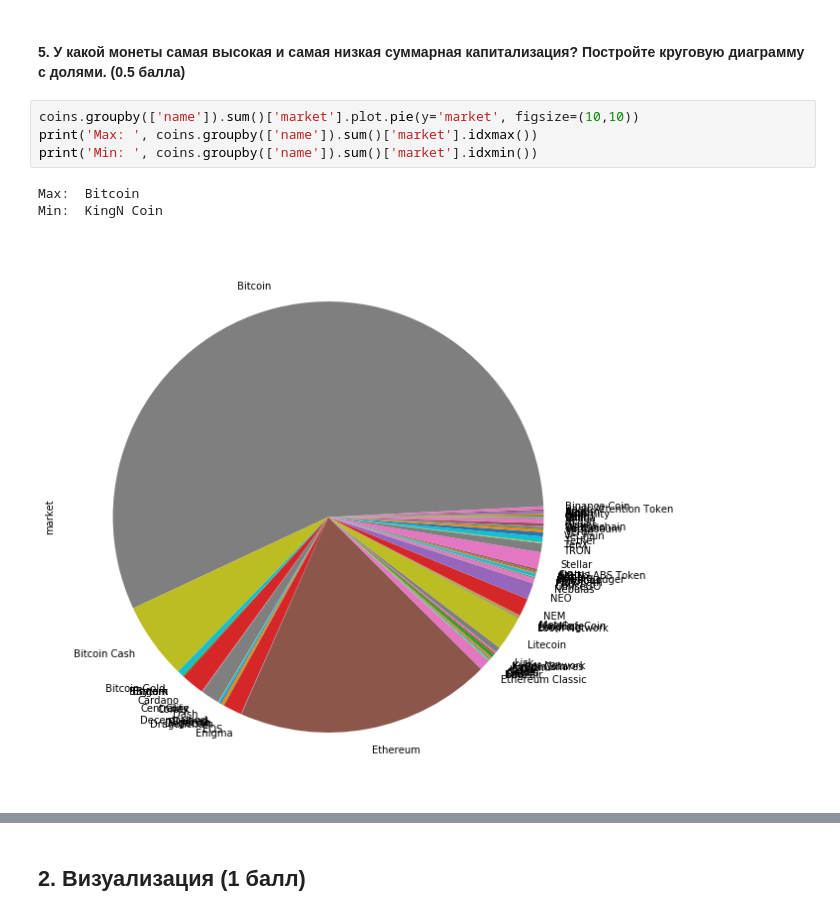
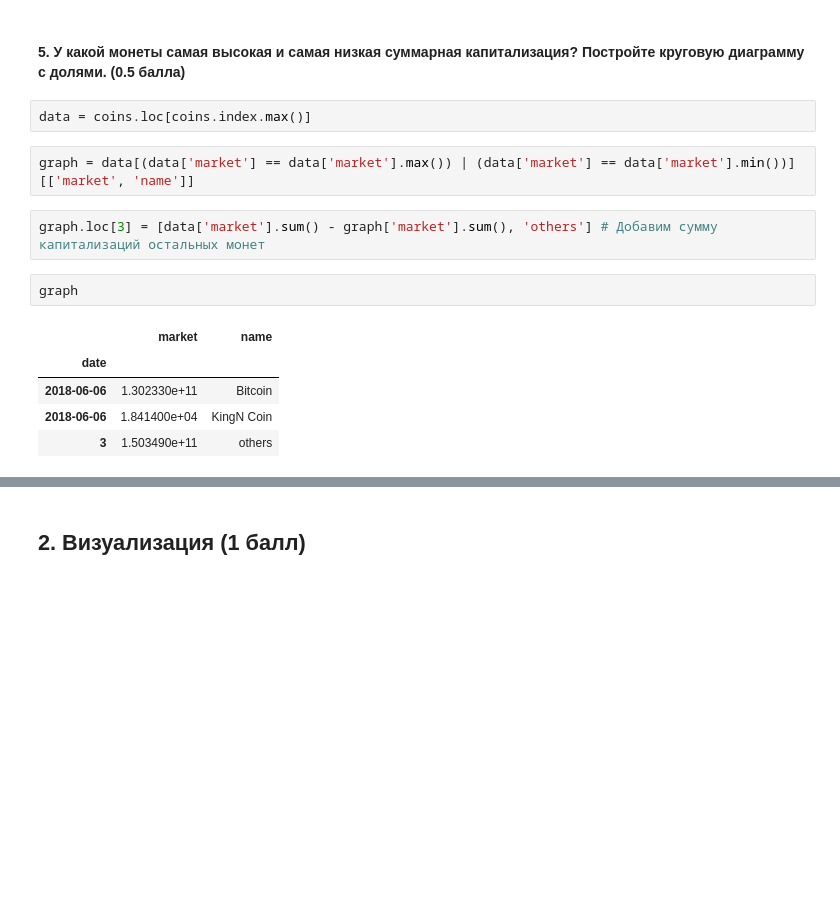
Before and after one commit to PavelSubbotin/pylab, a Jupyter notebook: pylab.ipynb, the cells around one changed output, grey strips where cells are left out. Drawn from its saved outputs; the diff is of its cells as text; blank space fills up the shorter version.

```diff
--- a/pylab.ipynb
+++ b/pylab.ipynb
@@ -86,11 +118,17 @@ date
 Name: name, dtype: object
 # %% [markdown]
 #### 5. У какой монеты самая высокая и самая низкая суммарная капитализация? Постройте круговую диаграмму с долями. (0.5 балла)
-# %%
-coins.groupby(['name']).sum()['market'].plot.pie(y='market', figsize=(10,10))
-print('Max: ', coins.groupby(['name']).sum()['market'].idxmax())
-print('Min: ', coins.groupby(['name']).sum()['market'].idxmin())
-# %% [output]
-Max:  Bitcoin
-Min:  KingN Coin
-[figure, removed]
+# %%
+data = coins.loc[coins.index.max()]
+# %%
+graph = data[(data['market'] == data['market'].max()) | (data['market'] == data['market'].min())][['market', 'name']]
+# %%
+graph.loc[3] = [data['market'].sum() - graph['market'].sum(), 'others'] # Добавим сумму капитализаций остальных монет
+# %%
+graph
+# %% [output]
+|  | market | name |
+| date |  |  |
+| 2018-06-06 | 1.302330e+11 | Bitcoin |
+| 2018-06-06 | 1.841400e+04 | KingN Coin |
+| 3 | 1.503490e+11 | others |
```
Also changed, not shown: parts of 4 cells of this notebook.
